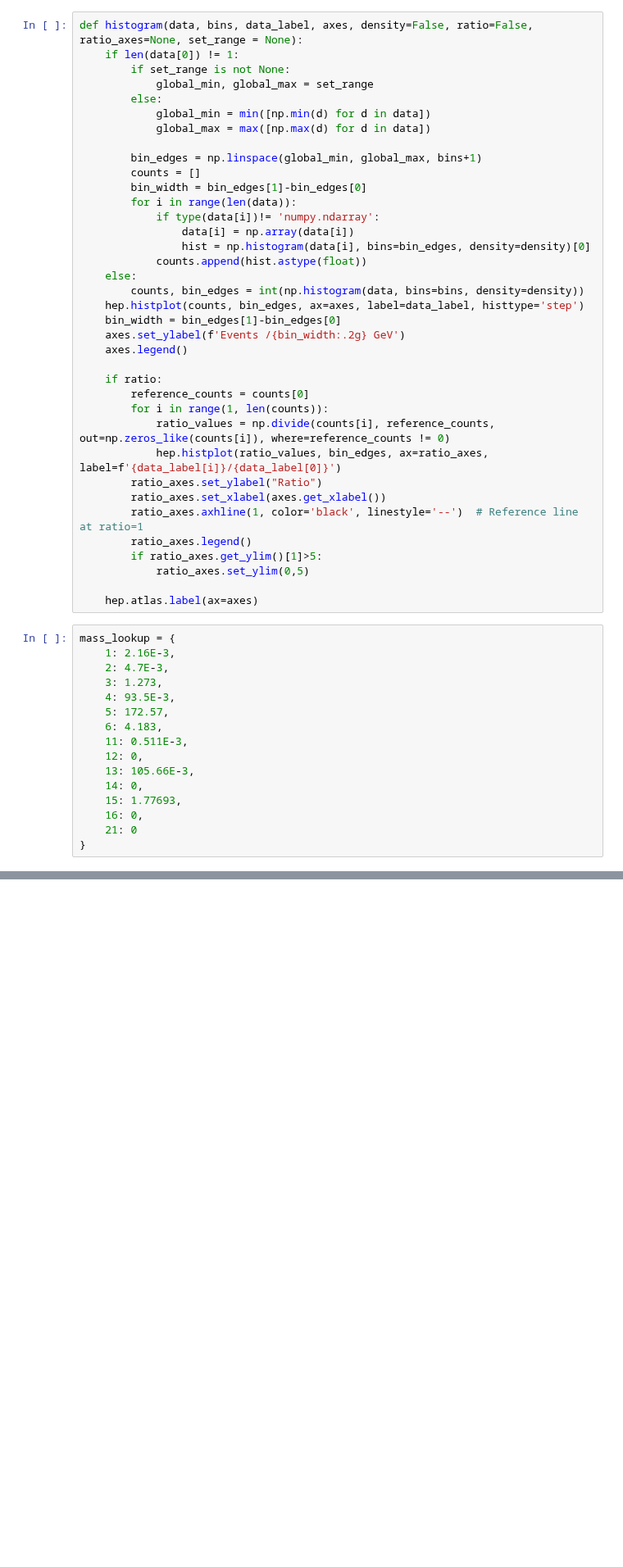
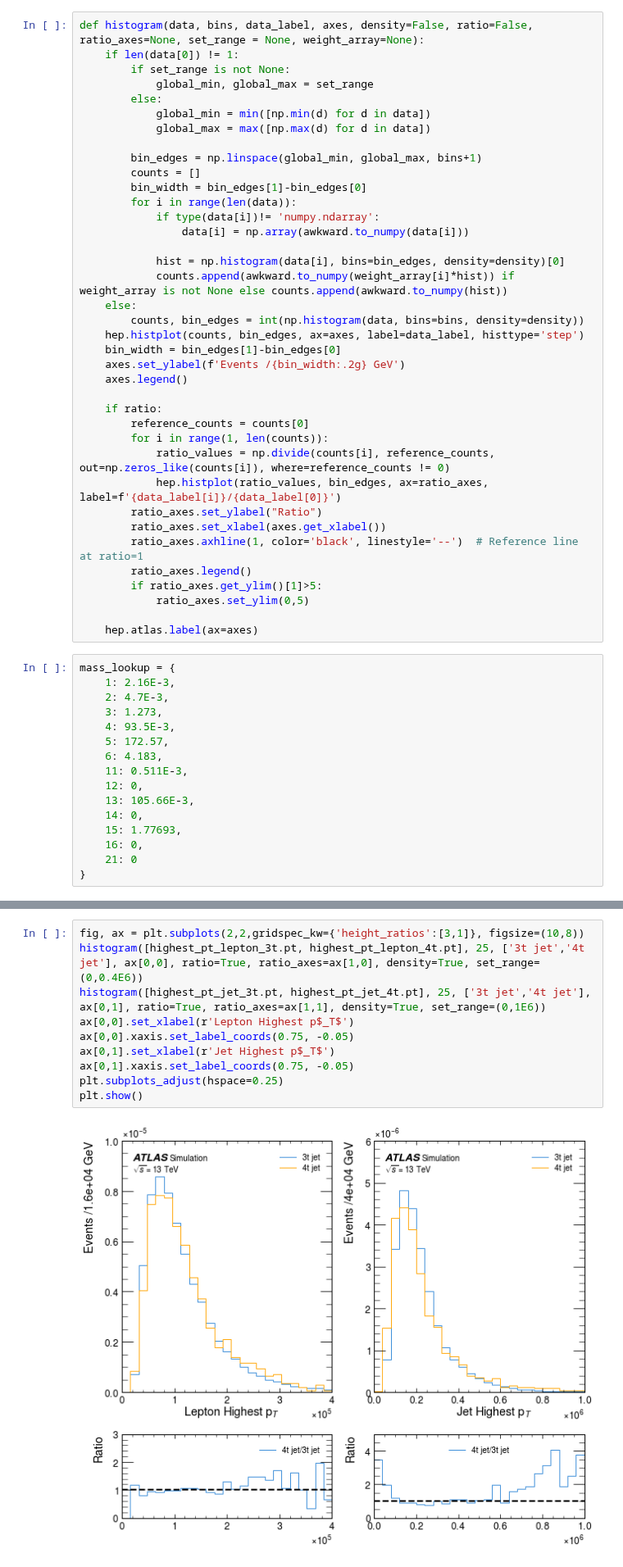
Before and after one commit to archiebrooks02/MPHYS-4Top, a Jupyter notebook: week_2.ipynb, the cells around one changed output, grey strips where cells are left out. Shown at 82% size. Drawn from its saved outputs; the diff is of its cells as text; blank space fills up the shorter version.

```diff
--- a/week_2.ipynb
+++ b/week_2.ipynb
@@ -13,5 +15,5 @@ hep.style.use('ATLAS')
 # %%
-def histogram(data, bins, data_label, axes, density=False, ratio=False, ratio_axes=None, set_range = None):
+def histogram(data, bins, data_label, axes, density=False, ratio=False, ratio_axes=None, set_range = None, weight_array=None):
     if len(data[0]) != 1:
         if set_range is not None:
             global_min, global_max = set_range
@@ -24,9 +26,10 @@ def histogram(data, bins, data_label, axes, density=False, ratio=False, ratio_ax
         bin_width = bin_edges[1]-bin_edges[0]
         for i in range(len(data)):
             if type(data[i])!= 'numpy.ndarray':
-                data[i] = np.array(data[i])
-                hist = np.histogram(data[i], bins=bin_edges, density=density)[0]
-            counts.append(hist.astype(float))
+                data[i] = np.array(awkward.to_numpy(data[i]))
+
+            hist = np.histogram(data[i], bins=bin_edges, density=density)[0]
+            counts.append(awkward.to_numpy(weight_array[i]*hist)) if weight_array is not None else counts.append(awkward.to_numpy(hist))
     else:
         counts, bin_edges = int(np.histogram(data, bins=bins, density=density))
     hep.histplot(counts, bin_edges, ax=axes, label=data_label, histtype='step')
@@ -456,0 +316,12 @@ highest_pt_3t
+# %%
+fig, ax = plt.subplots(2,2,gridspec_kw={'height_ratios':[3,1]}, figsize=(10,8))
+histogram([highest_pt_lepton_3t.pt, highest_pt_lepton_4t.pt], 25, ['3t jet','4t jet'], ax[0,0], ratio=True, ratio_axes=ax[1,0], density=True, set_range=(0,0.4E6))
+histogram([highest_pt_jet_3t.pt, highest_pt_jet_4t.pt], 25, ['3t jet','4t jet'], ax[0,1], ratio=True, ratio_axes=ax[1,1], density=True, set_range=(0,1E6))
+ax[0,0].set_xlabel(r'Lepton Highest p$_T$')
+ax[0,0].xaxis.set_label_coords(0.75, -0.05)
+ax[0,1].set_xlabel(r'Jet Highest p$_T$')
+ax[0,1].xaxis.set_label_coords(0.75, -0.05)
+plt.subplots_adjust(hspace=0.25)
+plt.show()
+# %% [output]
+[figure, added]
```
Also changed, not shown: parts of 80 cells of this notebook.
